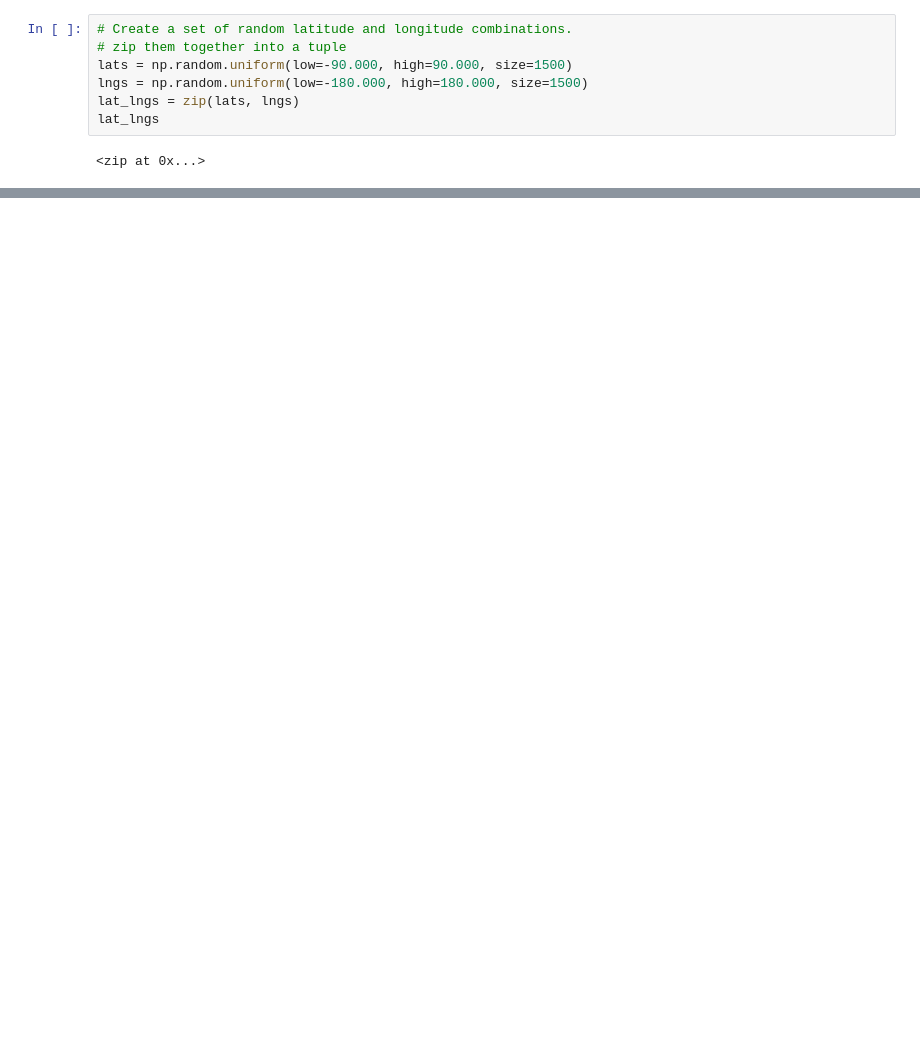
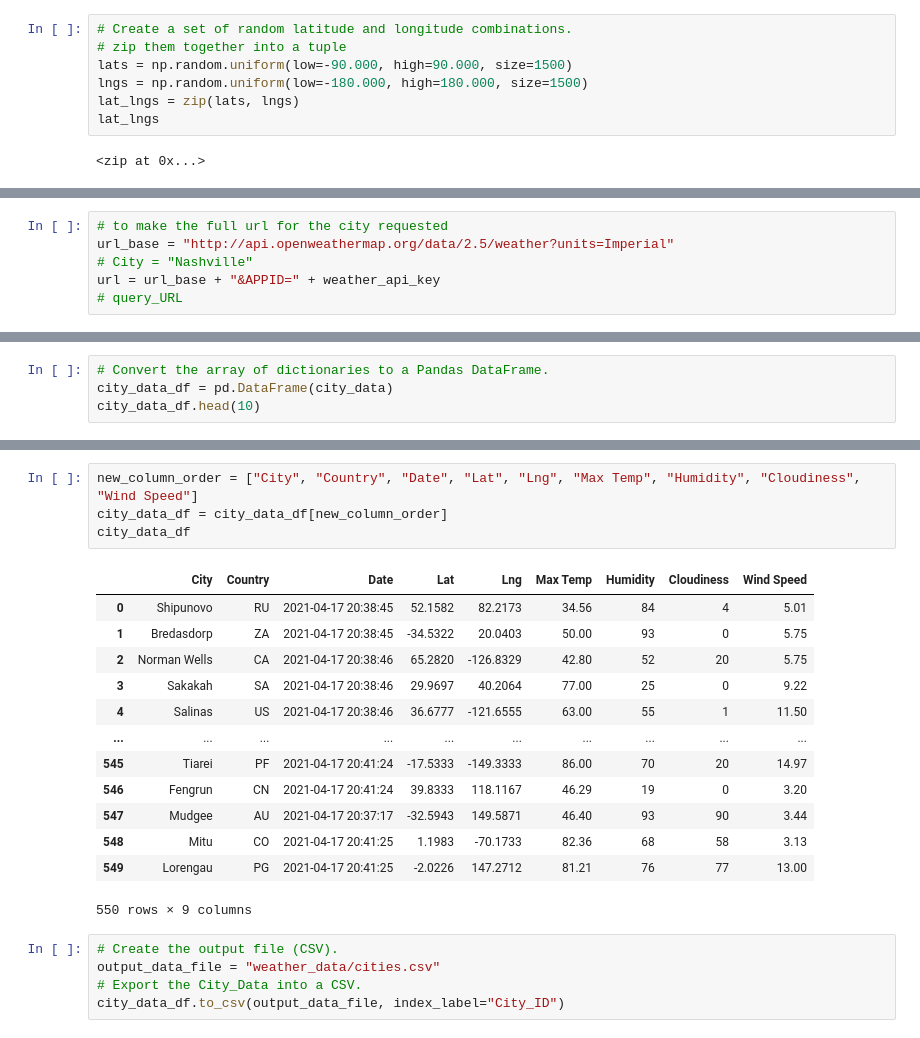
Before and after one commit to summerstime/World_Weather_Analysis, a Jupyter notebook: WeatherPy.ipynb, the cells around one changed output, grey strips where cells are left out. Cells and saved outputs as stored; diff of their text form; blank space fills up the shorter version.

Commit message:
weather code update

```diff
--- a/WeatherPy.ipynb
+++ b/WeatherPy.ipynb
@@ -36,0 +43,6 @@ len(cities)
+# %%
+# to make the full url for the city requested
+url_base = "http://api.openweathermap.org/data/2.5/weather?units=Imperial"
+# City = "Nashville"
+url = url_base + "&APPID=" + weather_api_key
+# query_URL
@@ -36,0 +146,4 @@ len(cities)
+# %%
+# Convert the array of dictionaries to a Pandas DataFrame.
+city_data_df = pd.DataFrame(city_data)
+city_data_df.head(10)
@@ -36,0 +162,23 @@ len(cities)
+# %%
+new_column_order = ["City", "Country", "Date", "Lat", "Lng", "Max Temp", "Humidity", "Cloudiness", "Wind Speed"]
+city_data_df = city_data_df[new_column_order]
+city_data_df
+# %% [output]
+|  | City | Country | Date | Lat | Lng | Max Temp | Humidity | Cloudiness | Wind Speed |
+| 0 | Shipunovo | RU | 2021-04-17 20:38:45 | 52.1582 | 82.2173 | 34.56 | 84 | 4 | 5.01 |
+| 1 | Bredasdorp | ZA | 2021-04-17 20:38:45 | -34.5322 | 20.0403 | 50.00 | 93 | 0 | 5.75 |
+| 2 | Norman Wells | CA | 2021-04-17 20:38:46 | 65.2820 | -126.8329 | 42.80 | 52 | 20 | 5.75 |
+| 3 | Sakakah | SA | 2021-04-17 20:38:46 | 29.9697 | 40.2064 | 77.00 | 25 | 0 | 9.22 |
+| 4 | Salinas | US | 2021-04-17 20:38:46 | 36.6777 | -121.6555 | 63.00 | 55 | 1 | 11.50 |
+| ... | ... | ... | ... | ... | ... | ... | ... | ... | ... |
+| 545 | Tiarei | PF | 2021-04-17 20:41:24 | -17.5333 | -149.3333 | 86.00 | 70 | 20 | 14.97 |
+| 546 | Fengrun | CN | 2021-04-17 20:41:24 | 39.8333 | 118.1167 | 46.29 | 19 | 0 | 3.20 |
+| 547 | Mudgee | AU | 2021-04-17 20:37:17 | -32.5943 | 149.5871 | 46.40 | 93 | 90 | 3.44 |
+| 548 | Mitu | CO | 2021-04-17 20:41:25 | 1.1983 | -70.1733 | 82.36 | 68 | 58 | 3.13 |
+| 549 | Lorengau | PG | 2021-04-17 20:41:25 | -2.0226 | 147.2712 | 81.21 | 76 | 77 | 13.00 |
+550 rows × 9 columns
+# %%
+# Create the output file (CSV).
+output_data_file = "weather_data/cities.csv"
+# Export the City_Data into a CSV.
+city_data_df.to_csv(output_data_file, index_label="City_ID")
```
Also changed, not shown: parts of 7 cells of this notebook, 1 other file.
